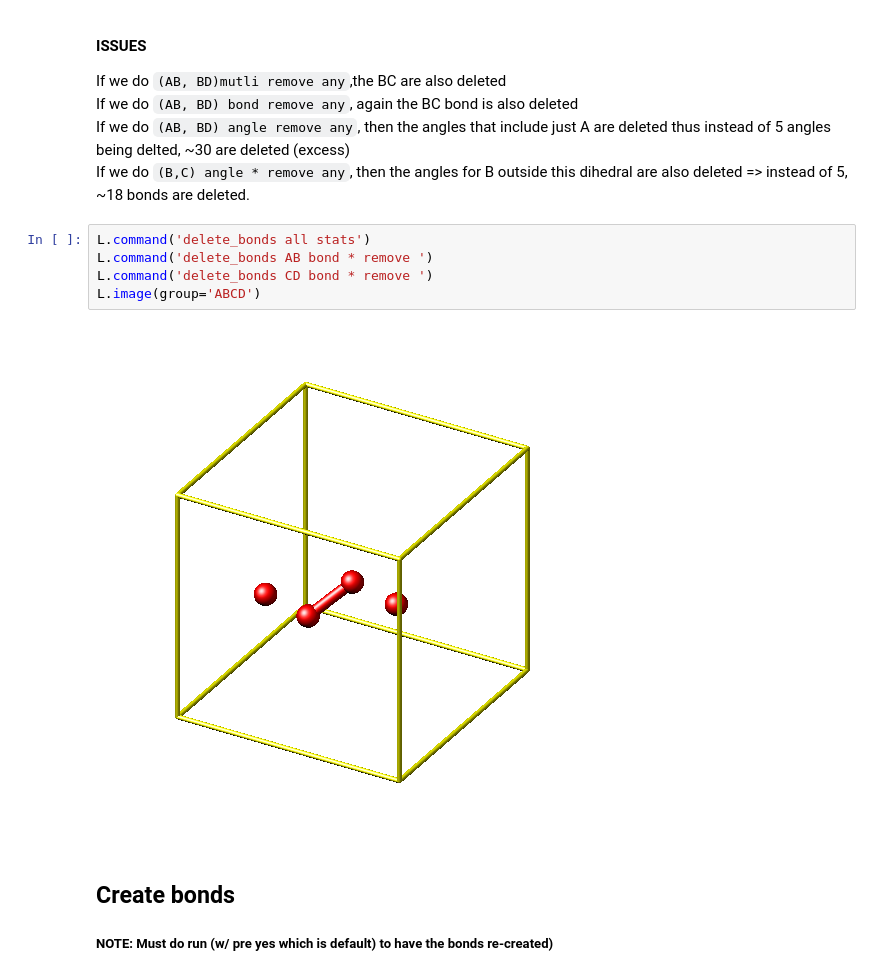
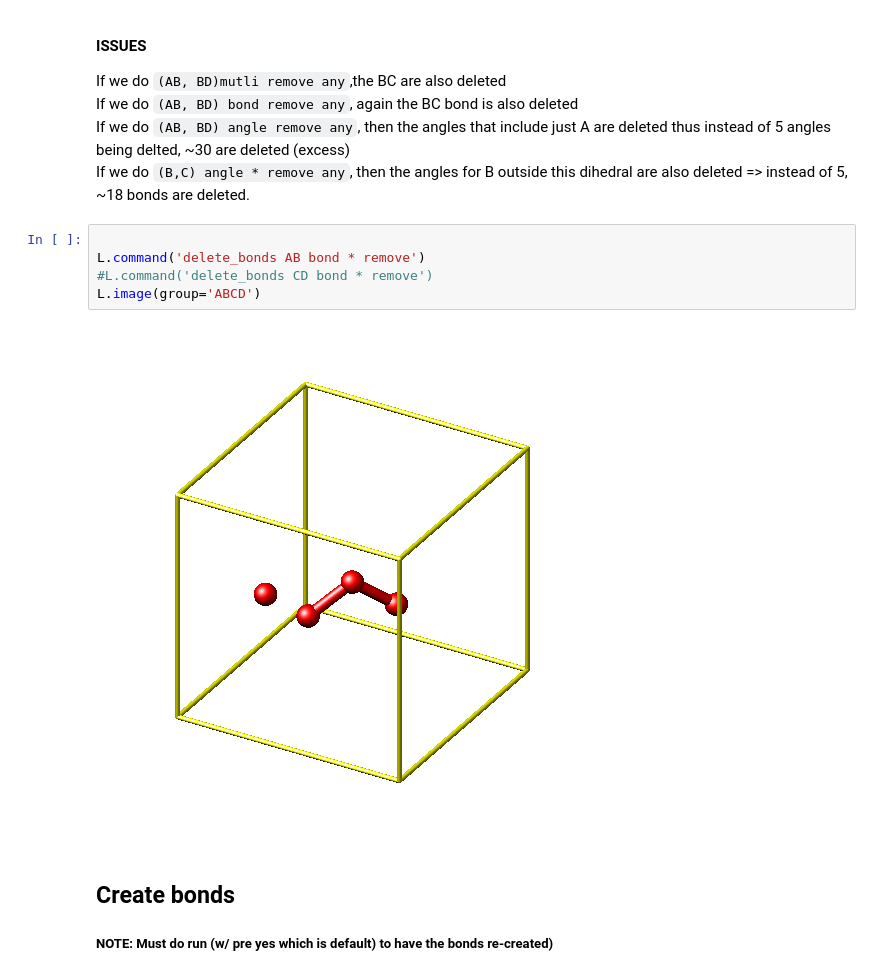
Before and after one commit to marshallmcdonnell/lmps_keating, a Jupyter notebook: silicon.ipynb, the cells around one changed output. Cells and saved outputs as stored; diff of their text form.

```diff
--- a/silicon.ipynb
+++ b/silicon.ipynb
@@ -150,12 +151,12 @@ If we do `(AB, BD) bond remove any`, again the BC bond is also deleted
 If we do `(AB, BD) angle remove any`, then the angles that include just A are deleted thus instead of 5 angles being delted, ~30 are deleted (excess)
 If we do `(B,C) angle * remove any`, then the angles for B outside this dihedral are also deleted => instead of 5, ~18 bonds are deleted.
 # %%
-L.command('delete_bonds all stats')
-L.command('delete_bonds AB bond * remove ')
-L.command('delete_bonds CD bond * remove ')
+
+L.command('delete_bonds AB bond * remove')
+#L.command('delete_bonds CD bond * remove')
 L.image(group='ABCD')
 # %% [output]
-[figure, old version]
+[figure, new version]
 # %% [markdown]
 ## Create bonds
 ##### NOTE: Must do run (w/ pre yes which is default) to have the bonds re-created)
```
Also changed, not shown: parts of 4 cells of this notebook, 1 other file.
